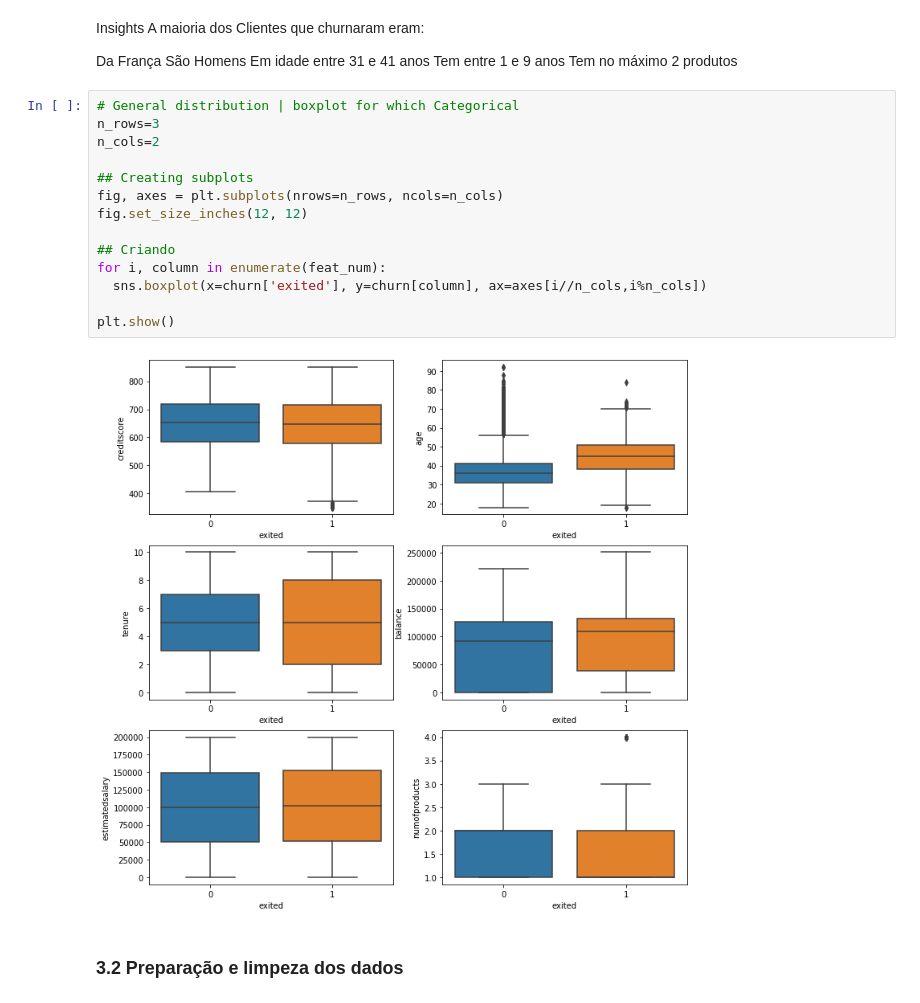
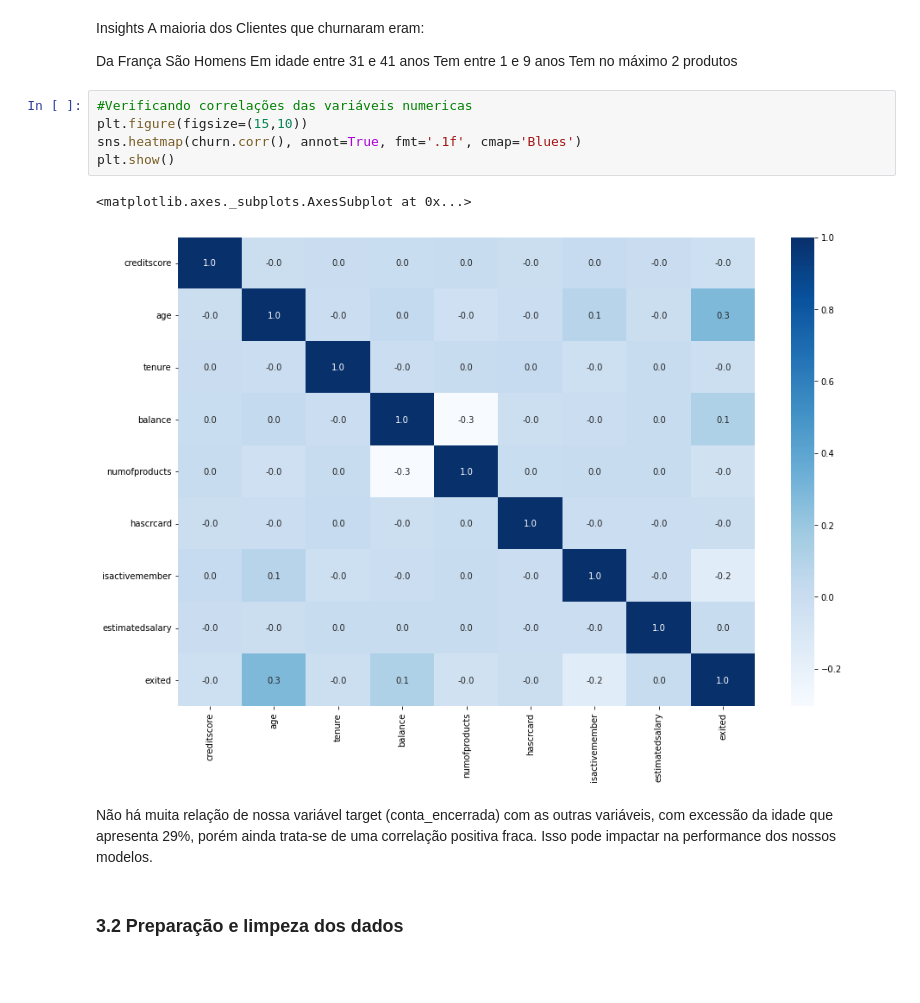
Before and after one commit to viniciusacosta/br-classification-project, a Jupyter notebook: classification-project-br.ipynb, the cells around one changed output. Cells and saved outputs as stored; diff of their text form; blank space fills up the shorter version.

```diff
--- a/classification-project-br.ipynb
+++ b/classification-project-br.ipynb
@@ -259,22 +272,16 @@ São Homens
 Em idade entre 31 e 41 anos
 Tem entre 1 e 9 anos
 Tem no máximo 2 produtos
-# %%
-# General distribution | boxplot for which Categorical
-n_rows=3
-n_cols=2
-
-## Creating subplots
-fig, axes = plt.subplots(nrows=n_rows, ncols=n_cols)
-fig.set_size_inches(12, 12)
-
-## Criando
-for i, column in enumerate(feat_num):
-  sns.boxplot(x=churn['exited'], y=churn[column], ax=axes[i//n_cols,i%n_cols])
-
-plt.show()
-# %% [output]
-[figure, removed]
+# %%
+#Verificando correlações das variáveis numericas
+plt.figure(figsize=(15,10))
+sns.heatmap(churn.corr(), annot=True, fmt='.1f', cmap='Blues')
+plt.show()
+# %% [output]
+<matplotlib.axes._subplots.AxesSubplot at 0x...>
+[figure, added]
+# %% [markdown]
+Não há muita relação de nossa variável target (conta_encerrada) com as outras variáveis, com excessão da idade que apresenta 29%, porém ainda trata-se de uma correlação positiva fraca. Isso pode impactar na performance dos nossos modelos.
 # %% [markdown]
 ### 3.2 Preparação e limpeza dos dados
 # %%
```
Also changed, not shown: parts of 13 cells of this notebook.
